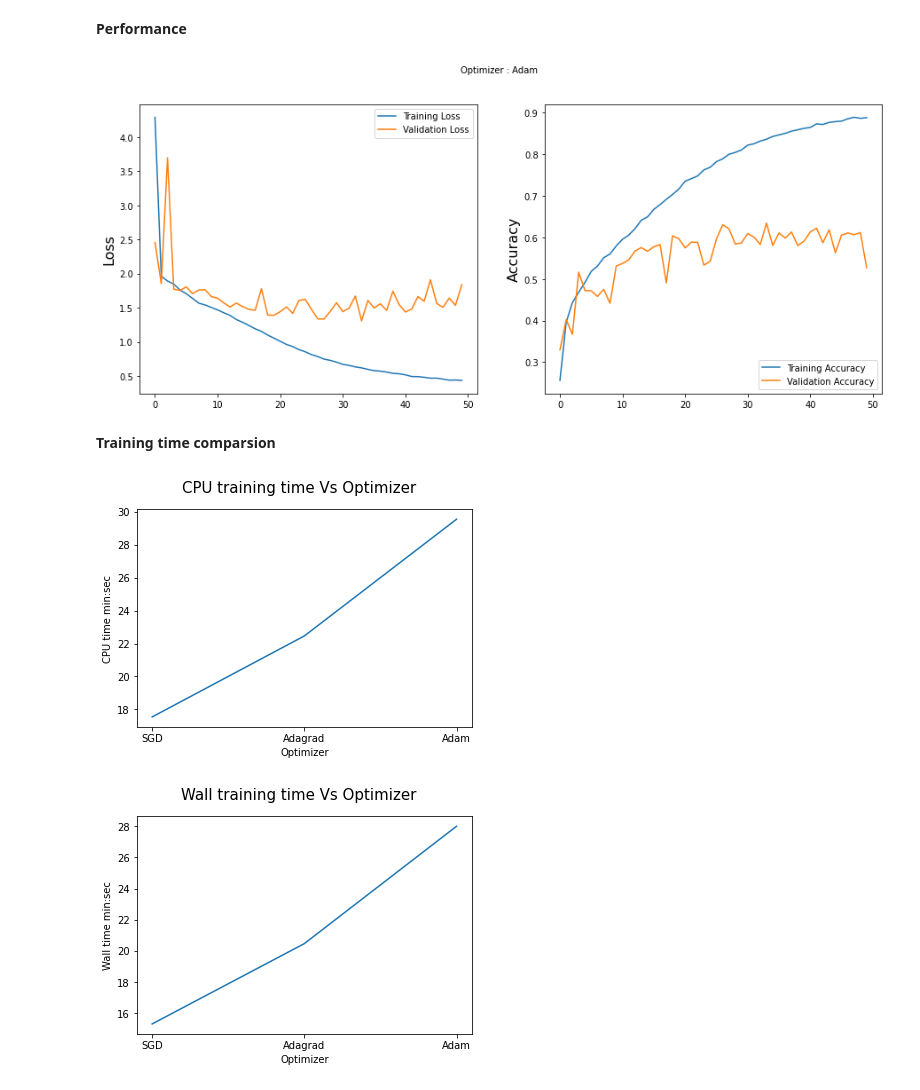
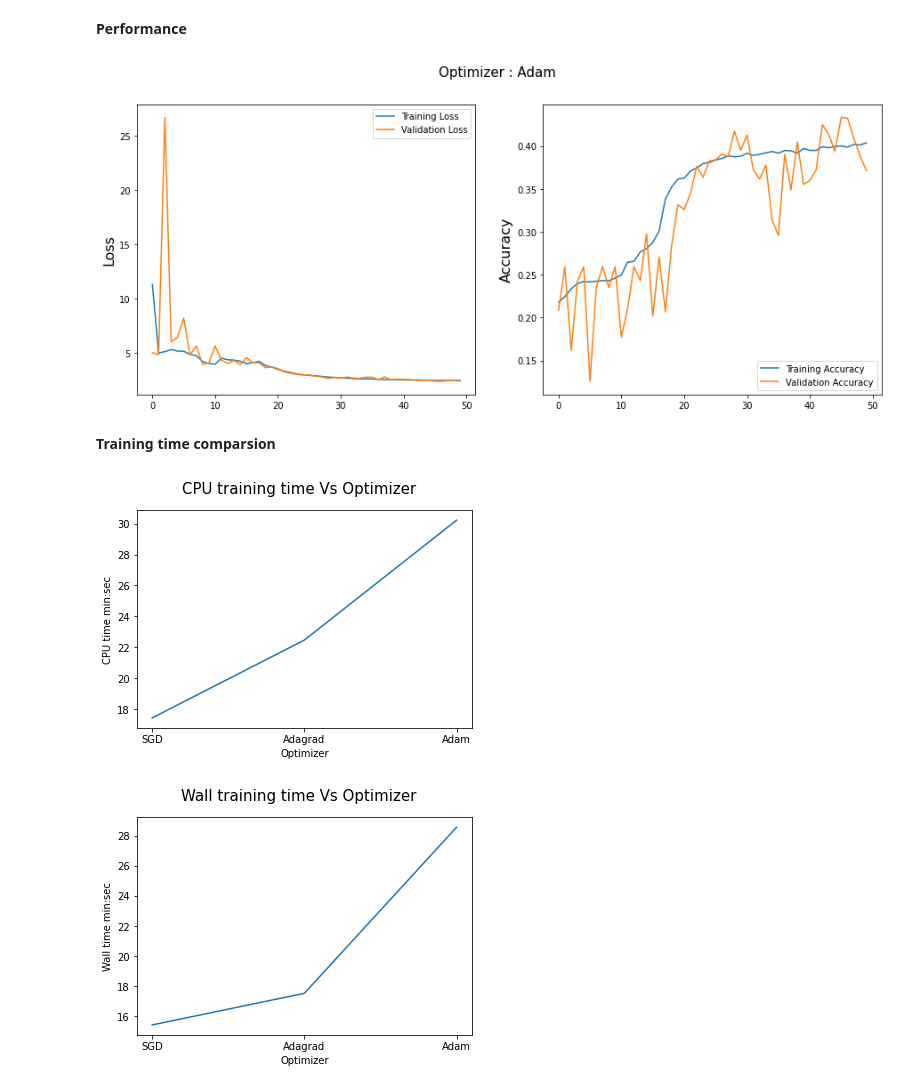
Before and after one commit to Moukthika1253/Facial_Expression_ImageClassifier, a Jupyter notebook: facial_expression_classifier.ipynb, the cells around one changed output. Drawn from its saved outputs; the diff is of its cells as text; code cells hidden in the pictures.

```diff
--- a/facial_expression_classifier.ipynb
+++ b/facial_expression_classifier.ipynb
@@ -339,35 +325,35 @@ plt.show()
 # %%
 model=Sequential()
 #first convolution layer
-model.add(Conv2D(64,(3,3),strides=(1,1),padding="same",input_shape=(48, 48,1)))
+model.add(Conv2D(64,(3,3),strides=(1,1),padding="same",input_shape=(48, 48,1),kernel_regularizer=l1(0.001)))
 model.add(BatchNormalization())
 model.add(Activation("relu"))
 model.add(MaxPooling2D(pool_size=(2, 2)))
 model.add(Dropout(0.26))
 
 #second convolution layer
-model.add(Conv2D(256,(3,3),strides=(1,1),padding="same"))
+model.add(Conv2D(256,(3,3),strides=(1,1),padding="same",kernel_regularizer=l1(0.001)))
 model.add(BatchNormalization())
 model.add(Activation("relu"))
 model.add(MaxPooling2D(pool_size=(2, 2)))
 model.add(Dropout(0.26))
 
 #third convolution layer
-model.add(Conv2D(256,(3,3),strides=(1,1),padding="same"))
+model.add(Conv2D(256,(3,3),strides=(1,1),padding="same",kernel_regularizer=l1(0.001)))
 model.add(BatchNormalization())
 model.add(Activation("relu"))
 model.add(MaxPooling2D(pool_size=(2, 2)))
 model.add(Dropout(0.26))
 
 #fourth convolution layer
-model.add(Conv2D(512,(3,3),strides=(1,1),padding="same"))
+model.add(Conv2D(512,(3,3),strides=(1,1),padding="same",kernel_regularizer=l1(0.001)))
 model.add(BatchNormalization())
 model.add(Activation("relu"))
 model.add(MaxPooling2D(pool_size=(2, 2)))
 model.add(Dropout(0.26))
 
 #fifth convolution layer
-model.add(Conv2D(512,(3,3),strides=(2,2),padding="same"))
+model.add(Conv2D(512,(3,3),strides=(2,2),padding="same",kernel_regularizer=l1(0.001)))
 model.add(BatchNormalization())
 model.add(Activation("relu"))
 model.add(MaxPooling2D(pool_size=(2, 2)))
@@ -463,27 +447,27 @@ train_time['Adam']=28
 # %%
 import matplotlib.pyplot as plt
 
 plt.figure(figsize=(15,6))
 plt.subplot(1, 2, 1)
-plt.suptitle('Optimizer : Adam', fontsize=10)
+plt.suptitle('Optimizer : Adam', fontsize=15)
 plt.ylabel('Loss', fontsize=16)
 plt.plot(history.history['loss'], label='Training Loss')
 plt.plot(history.history['val_loss'], label='Validation Loss')
 plt.legend(loc='upper right')
 
 plt.subplot(1, 2, 2)
 plt.ylabel('Accuracy', fontsize=16)
 plt.plot(history.history['accuracy'], label='Training Accuracy')
 plt.plot(history.history['val_accuracy'], label='Validation Accuracy')
 plt.legend(loc='lower right')
 plt.show()
 # %% [output]
-[figure, old version]
+[figure, new version]
 # %% [markdown]
 **Training time comparsion**
 # %%
-wall_time=[15.3,20.46,28]
-cpu_time=[17.54,22.46,29.55]
+wall_time=[15.42,17.52,28.56]
+cpu_time=[17.42,22.46,30.22]
 opt=['SGD','Adagrad','Adam']
 
 plt.suptitle('CPU training time Vs Optimizer',fontsize=15)
@@ -499,5 +483,5 @@ plt.ylabel('Wall time min:sec', fontsize=10)
 plt.plot(opt,wall_time)
 plt.show()
 # %% [output]
-[figure, old version]
+[figure, new version]
-[figure, old version]
+[figure, new version]
```
Also changed, not shown: parts of 16 cells of this notebook.
